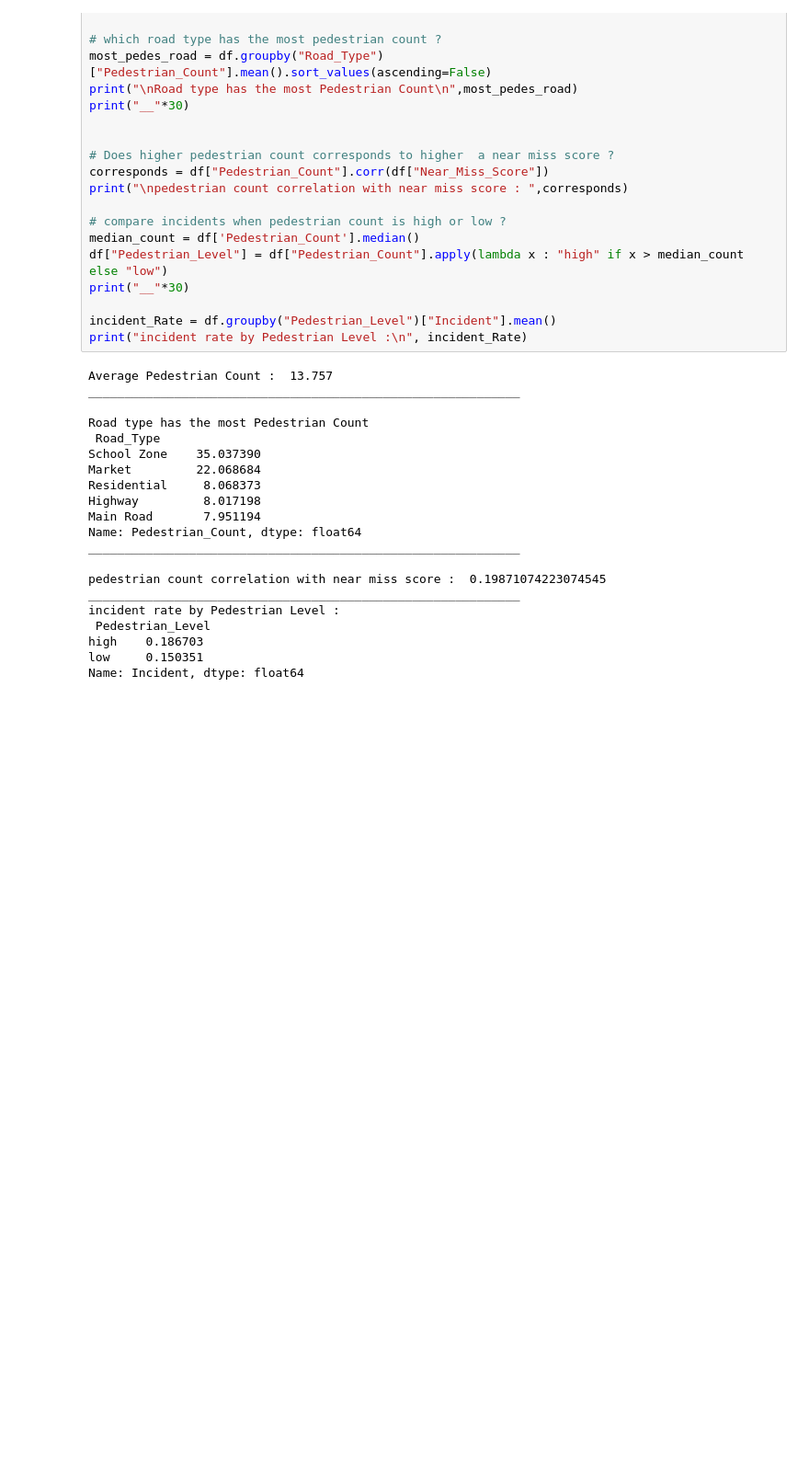
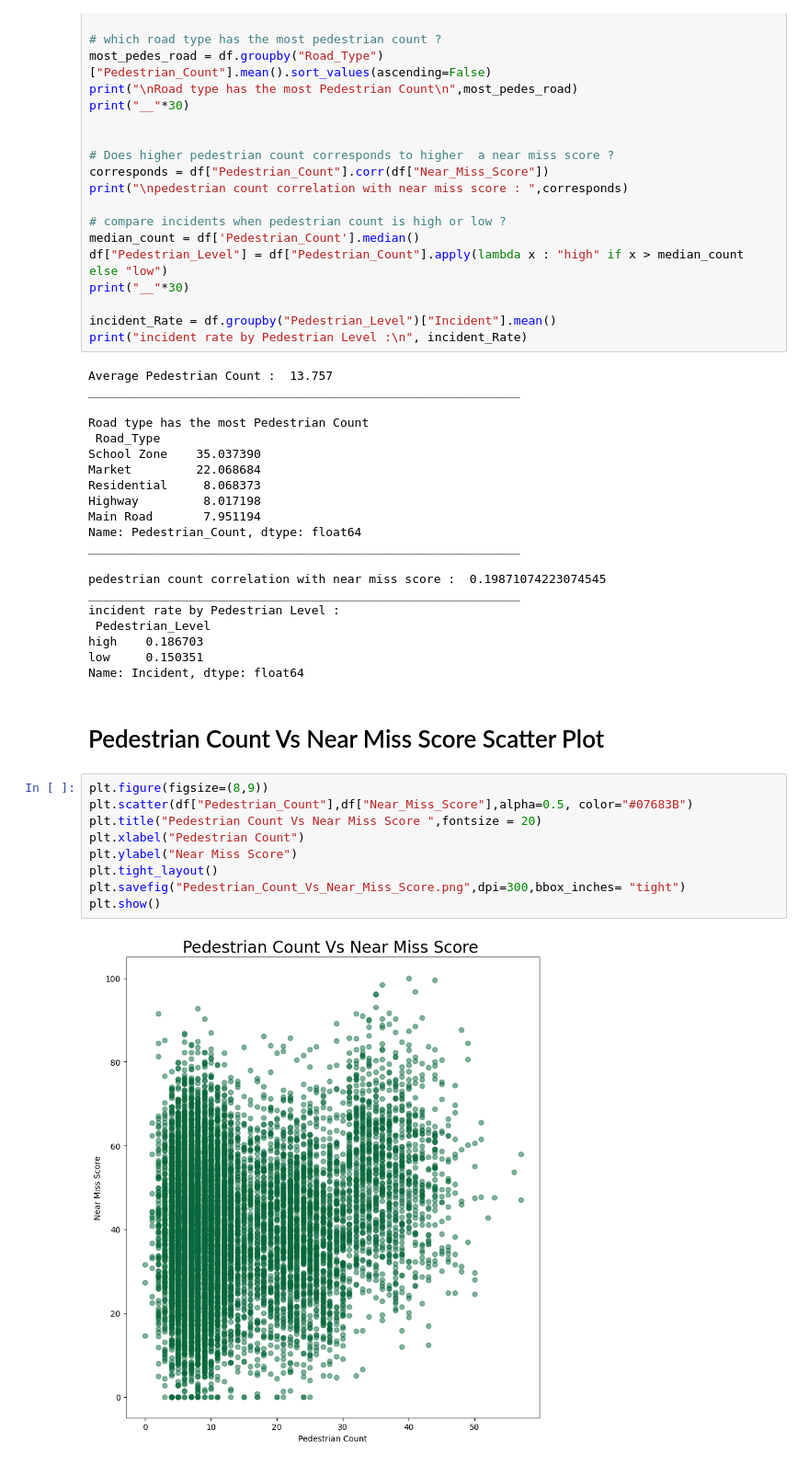
Before and after one commit to Engr-Jawad/Data-Science-Projects, a Jupyter notebook: Urban-Road-Safety-Near-Miss-Analysis/data_cleaning.ipynb, the cells around one changed output. Shown at 92% size. Drawn from its saved outputs; the diff is of its cells as text; blank space fills up the shorter version.

Commit message:
module 11 are fully complete and scatter plot of the data are added

```diff
--- a/Urban-Road-Safety-Near-Miss-Analysis/data_cleaning.ipynb
+++ b/Urban-Road-Safety-Near-Miss-Analysis/data_cleaning.ipynb
@@ -530,3 +530,16 @@ incident rate by Pedestrian Level :
 high    0.186703
 low     0.150351
 Name: Incident, dtype: float64
+# %% [markdown]
+# Pedestrian Count Vs Near Miss Score Scatter Plot
+# %%
+plt.figure(figsize=(8,9))
+plt.scatter(df["Pedestrian_Count"],df["Near_Miss_Score"],alpha=0.5, color="#07683B")
+plt.title("Pedestrian Count Vs Near Miss Score ",fontsize = 20)
+plt.xlabel("Pedestrian Count")
+plt.ylabel("Near Miss Score")
+plt.tight_layout()
+plt.savefig("Pedestrian_Count_Vs_Near_Miss_Score.png",dpi=300,bbox_inches= "tight")
+plt.show()
+# %% [output]
+[figure, added]
```
Also changed, not shown: 1 other file.
